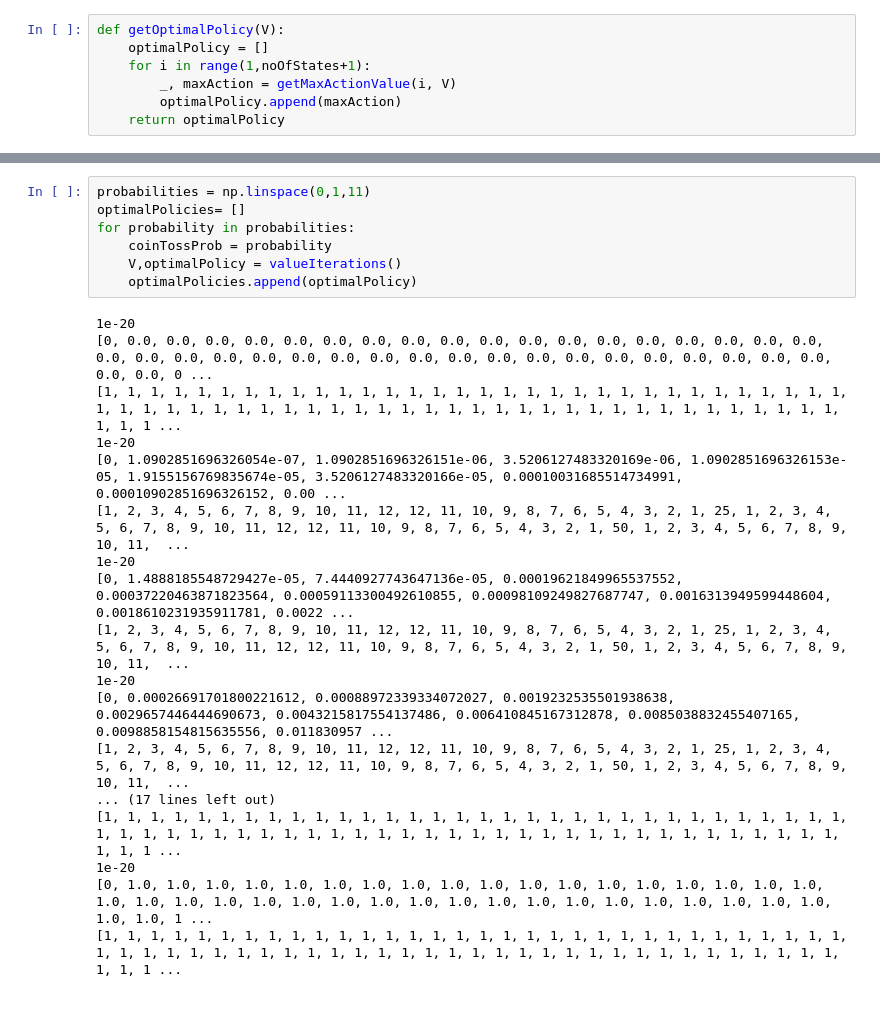
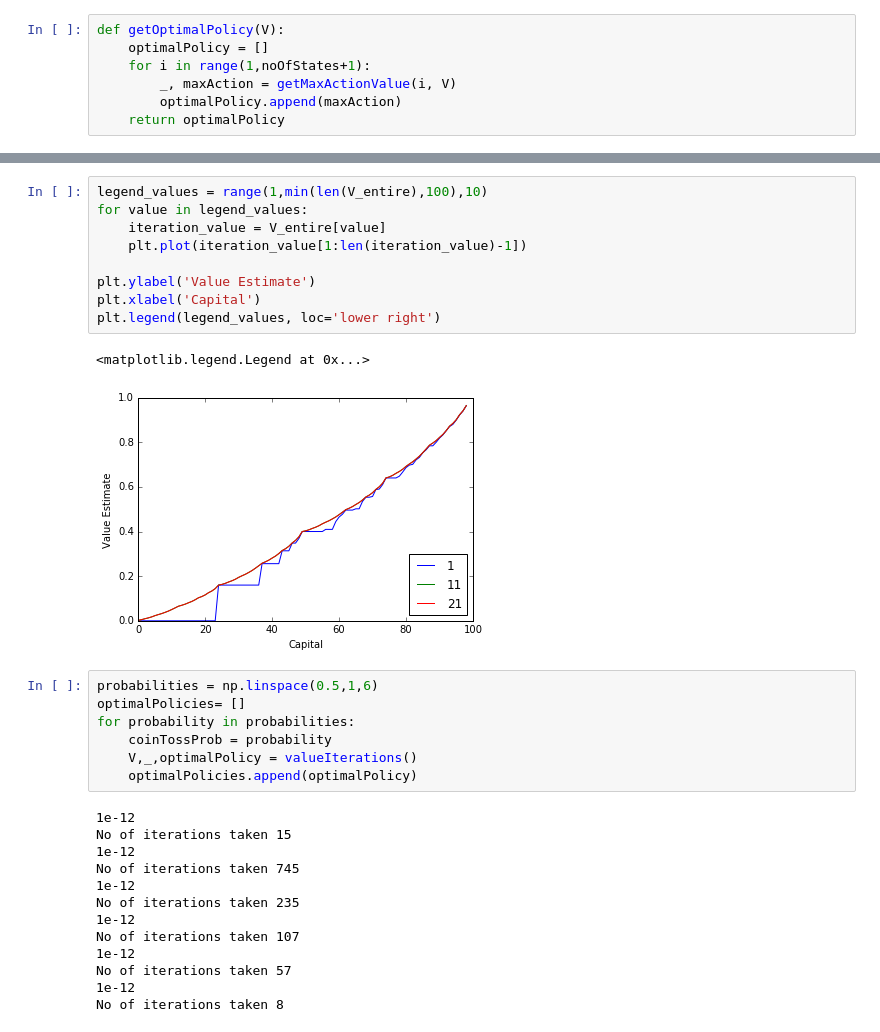
Before and after one commit to ashuven63/ValueIterationGamblers, a Jupyter notebook: GamblersProblem.ipynb, the cells around one changed output, grey strips where cells are left out. Saved outputs shown, nothing was run; the diff lists cells and outputs as text.

```diff
--- a/GamblersProblem.ipynb
+++ b/GamblersProblem.ipynb
@@ -97,28 +106,35 @@ plt.xlabel('Capital')
+# %%
+legend_values = range(1,min(len(V_entire),100),10)
+for value in legend_values:
+    iteration_value = V_entire[value]
+    plt.plot(iteration_value[1:len(iteration_value)-1])
+
+plt.ylabel('Value Estimate')
+plt.xlabel('Capital')
+plt.legend(legend_values, loc='lower right')
+# %% [output]
+<matplotlib.legend.Legend at 0x...>
+[figure, added]
 # %%
-probabilities = np.linspace(0,1,11)
+probabilities = np.linspace(0.5,1,6)
 optimalPolicies= []
 for probability in probabilities:
     coinTossProb = probability
-    V,optimalPolicy = valueIterations()
+    V,_,optimalPolicy = valueIterations()
     optimalPolicies.append(optimalPolicy)
 # %% [output]
-1e-20
-[0, 0.0, 0.0, 0.0, 0.0, 0.0, 0.0, 0.0, 0.0, 0.0, 0.0, 0.0, 0.0, 0.0, 0.0, 0.0, 0.0, 0.0, 0.0, 0.0, 0.0, 0.0, 0.0, 0.0, 0.0, 0.0, 0.0, 0.0, 0.0, 0.0, 0.0, 0.0, 0.0, 0.0, 0.0, 0.0, 0.0, 0.0, 0.0, 0.0, 0 ...
-[1, 1, 1, 1, 1, 1, 1, 1, 1, 1, 1, 1, 1, 1, 1, 1, 1, 1, 1, 1, 1, 1, 1, 1, 1, 1, 1, 1, 1, 1, 1, 1, 1, 1, 1, 1, 1, 1, 1, 1, 1, 1, 1, 1, 1, 1, 1, 1, 1, 1, 1, 1, 1, 1, 1, 1, 1, 1, 1, 1, 1, 1, 1, 1, 1, 1, 1 ...
-1e-20
-[0, 1.0902851696326054e-07, 1.0902851696326151e-06, 3.5206127483320169e-06, 1.0902851696326153e-05, 1.9155156769835674e-05, 3.5206127483320166e-05, 0.00010031685514734991, 0.00010902851696326152, 0.00 ...
-[1, 2, 3, 4, 5, 6, 7, 8, 9, 10, 11, 12, 12, 11, 10, 9, 8, 7, 6, 5, 4, 3, 2, 1, 25, 1, 2, 3, 4, 5, 6, 7, 8, 9, 10, 11, 12, 12, 11, 10, 9, 8, 7, 6, 5, 4, 3, 2, 1, 50, 1, 2, 3, 4, 5, 6, 7, 8, 9, 10, 11,  ...
-1e-20
-[0, 1.4888185548729427e-05, 7.4440927743647136e-05, 0.00019621849965537552, 0.00037220463871823564, 0.00059113300492610855, 0.00098109249827687747, 0.0016313949599448604, 0.0018610231935911781, 0.0022 ...
-[1, 2, 3, 4, 5, 6, 7, 8, 9, 10, 11, 12, 12, 11, 10, 9, 8, 7, 6, 5, 4, 3, 2, 1, 25, 1, 2, 3, 4, 5, 6, 7, 8, 9, 10, 11, 12, 12, 11, 10, 9, 8, 7, 6, 5, 4, 3, 2, 1, 50, 1, 2, 3, 4, 5, 6, 7, 8, 9, 10, 11,  ...
-1e-20
-[0, 0.00026691701800221612, 0.00088972339334072027, 0.0019232535501938638, 0.0029657446444690673, 0.0043215817554137486, 0.006410845167312878, 0.0085038832455407165, 0.0098858154815635556, 0.011830957 ...
-[1, 2, 3, 4, 5, 6, 7, 8, 9, 10, 11, 12, 12, 11, 10, 9, 8, 7, 6, 5, 4, 3, 2, 1, 25, 1, 2, 3, 4, 5, 6, 7, 8, 9, 10, 11, 12, 12, 11, 10, 9, 8, 7, 6, 5, 4, 3, 2, 1, 50, 1, 2, 3, 4, 5, 6, 7, 8, 9, 10, 11,  ...
-... (17 lines left out)
-[1, 1, 1, 1, 1, 1, 1, 1, 1, 1, 1, 1, 1, 1, 1, 1, 1, 1, 1, 1, 1, 1, 1, 1, 1, 1, 1, 1, 1, 1, 1, 1, 1, 1, 1, 1, 1, 1, 1, 1, 1, 1, 1, 1, 1, 1, 1, 1, 1, 1, 1, 1, 1, 1, 1, 1, 1, 1, 1, 1, 1, 1, 1, 1, 1, 1, 1 ...
-1e-20
-[0, 1.0, 1.0, 1.0, 1.0, 1.0, 1.0, 1.0, 1.0, 1.0, 1.0, 1.0, 1.0, 1.0, 1.0, 1.0, 1.0, 1.0, 1.0, 1.0, 1.0, 1.0, 1.0, 1.0, 1.0, 1.0, 1.0, 1.0, 1.0, 1.0, 1.0, 1.0, 1.0, 1.0, 1.0, 1.0, 1.0, 1.0, 1.0, 1.0, 1 ...
-[1, 1, 1, 1, 1, 1, 1, 1, 1, 1, 1, 1, 1, 1, 1, 1, 1, 1, 1, 1, 1, 1, 1, 1, 1, 1, 1, 1, 1, 1, 1, 1, 1, 1, 1, 1, 1, 1, 1, 1, 1, 1, 1, 1, 1, 1, 1, 1, 1, 1, 1, 1, 1, 1, 1, 1, 1, 1, 1, 1, 1, 1, 1, 1, 1, 1, 1 ...
+1e-12
+No of iterations taken 15
+1e-12
+No of iterations taken 745
+1e-12
+No of iterations taken 235
+1e-12
+No of iterations taken 107
+1e-12
+No of iterations taken 57
+1e-12
+No of iterations taken 8
 # %%
 legend = []
 for optimalPolicy in optimalPolicies:
```
Also changed, not shown: parts of 7 cells of this notebook.
